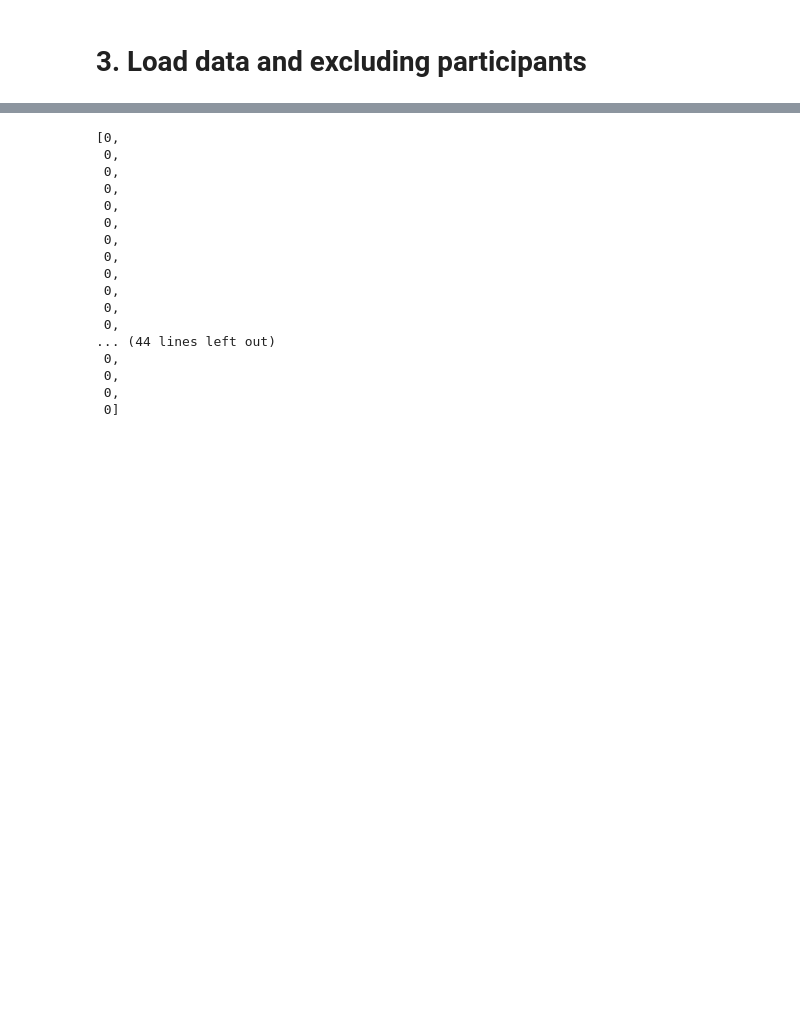
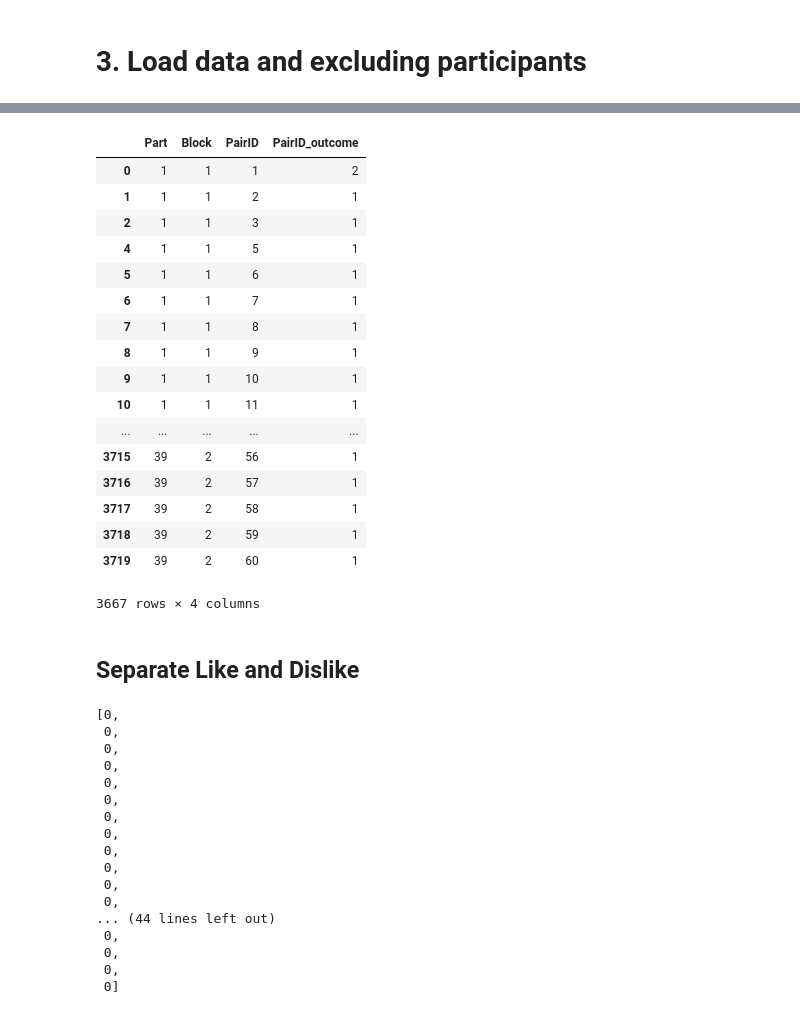
Before and after one commit to pradysepulveda/FF2018, a Jupyter notebook: FF2018_ConsistencyAnalysis.ipynb, the cells around one changed output, grey strips where cells are left out. Drawn from its saved outputs; the diff is of its cells as text; code cells hidden in the pictures; blank space fills up the shorter version.

Commit message:
Response Consistency Analysis, part 2

```diff
--- a/FF2018_ConsistencyAnalysis.ipynb
+++ b/FF2018_ConsistencyAnalysis.ipynb
@@ -614,7 +617,10 @@ Number of subjects remaining =33
 #data_exp1 = pd.read_csv('/Users/pradyumna/Documents/gitDocs/FF2018/Output/DataFoodFramingNotebook_v1.csv')
 data_exp1 = pd.read_csv('/Users/pradyumna/Documents/GiTs/FF2018/Output/DataFoodFramingNotebook_v1.csv')
 
-for i in [6, 7, 17, 25, 30, 33]:
+
+
+
+for i in [6, 7, 17, 25, 30, 33, 2 , 35]:
     data_exp1 = data_exp1[(data_exp1.Part != i)]
 print (data_exp1["Part"].unique())
 print ('Number of participants: ' + str(len(data_exp1["Part"].unique())))
@@ -704,0 +726,24 @@ for i in participants:
+# %%
+# Eliminate pairs where the pairID information is defective (PairID_outcome=0)
+pairID_state  = pairID_state[pairID_state.PairID_outcome != 0]
+# %%
+pairID_state
+# %% [output]
+|  | Part | Block | PairID | PairID_outcome |
+| 0 | 1 | 1 | 1 | 2 |
+| 1 | 1 | 1 | 2 | 1 |
+| 2 | 1 | 1 | 3 | 1 |
+| 4 | 1 | 1 | 5 | 1 |
+| 5 | 1 | 1 | 6 | 1 |
+| 6 | 1 | 1 | 7 | 1 |
+| 7 | 1 | 1 | 8 | 1 |
+| 8 | 1 | 1 | 9 | 1 |
+| 9 | 1 | 1 | 10 | 1 |
+| 10 | 1 | 1 | 11 | 1 |
+| ... | ... | ... | ... | ... |
+| 3715 | 39 | 2 | 56 | 1 |
+| 3716 | 39 | 2 | 57 | 1 |
+| 3717 | 39 | 2 | 58 | 1 |
+| 3718 | 39 | 2 | 59 | 1 |
+| 3719 | 39 | 2 | 60 | 1 |
+3667 rows × 4 columns
@@ -704,0 +752,2 @@ for i in participants:
+# %% [markdown]
+## Separate Like and Dislike
```
Also changed, not shown: parts of 9 cells of this notebook, 2 other files.
